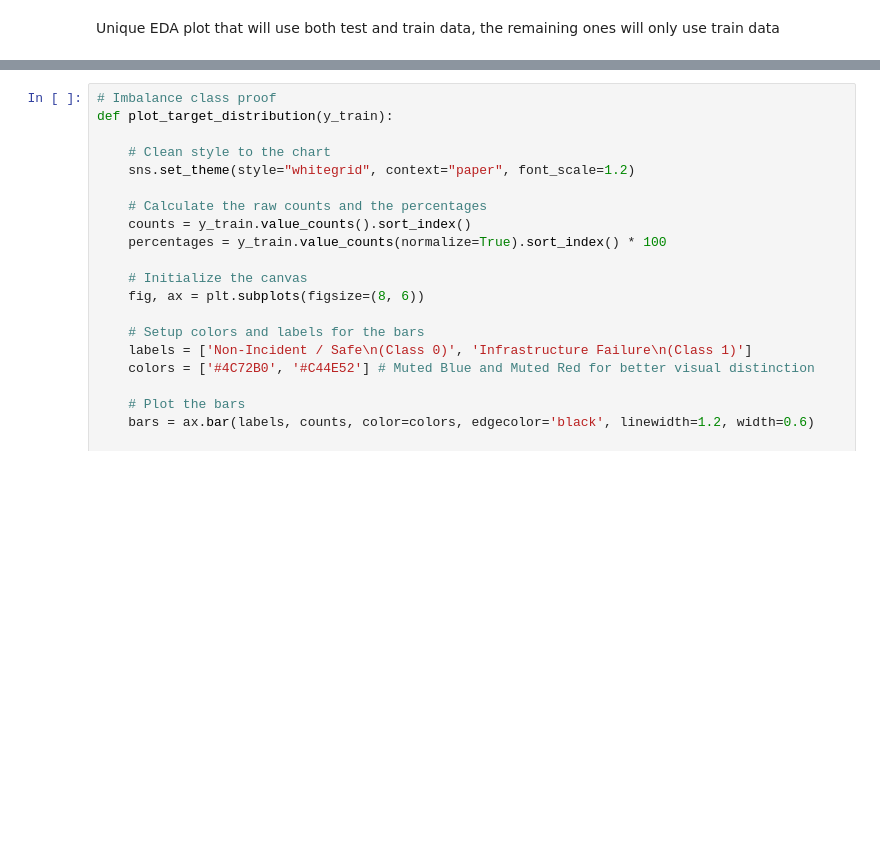
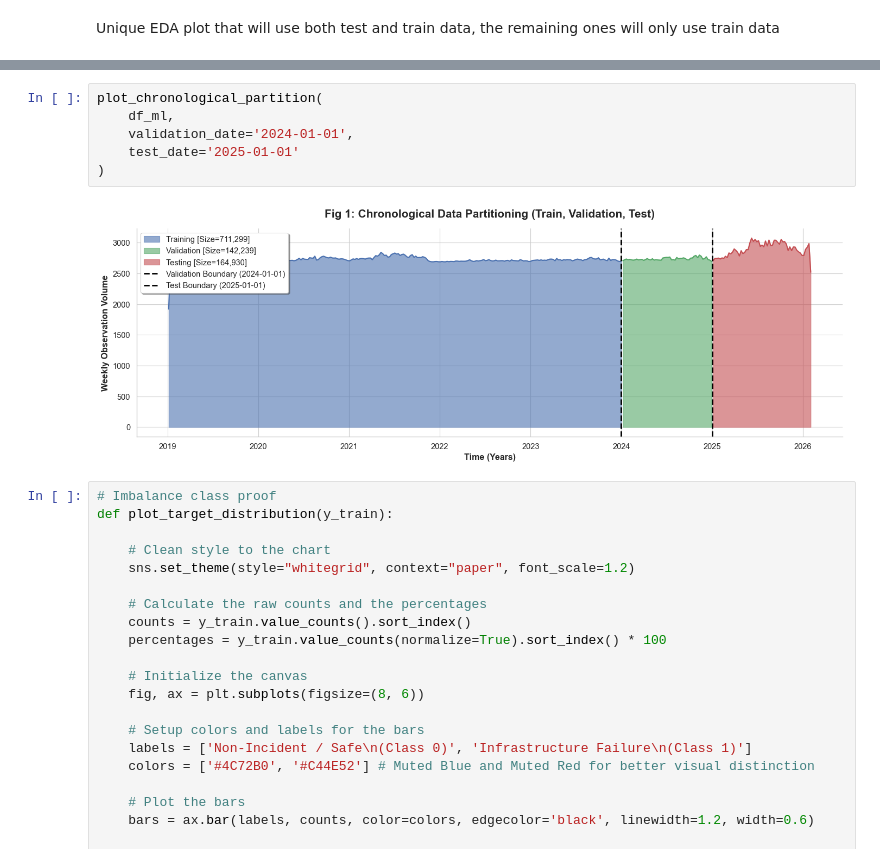
Before and after one commit to eldeivid420/MLforFloodPrediction, a Jupyter notebook: src/EDA.ipynb, the cells around one changed output, grey strips where cells are left out. Cells and saved outputs as stored; diff of their text form; blank space fills up the shorter version.

Commit message:
change: chronological partition adapted to 3 splits - train, validation, test)

```diff
--- a/src/EDA.ipynb
+++ b/src/EDA.ipynb
@@ -138,3 +191,11 @@ plot_chronological_partition(df_ml, split_date='2025-01-01')
+# %%
+plot_chronological_partition(
+    df_ml,
+    validation_date='2024-01-01',
+    test_date='2025-01-01'
+)
+# %% [output]
+[figure, added]
 # %%
 # Imbalance class proof
 def plot_target_distribution(y_train):
```
Also changed, not shown: parts of 1 cell of this notebook, 1 other file.
